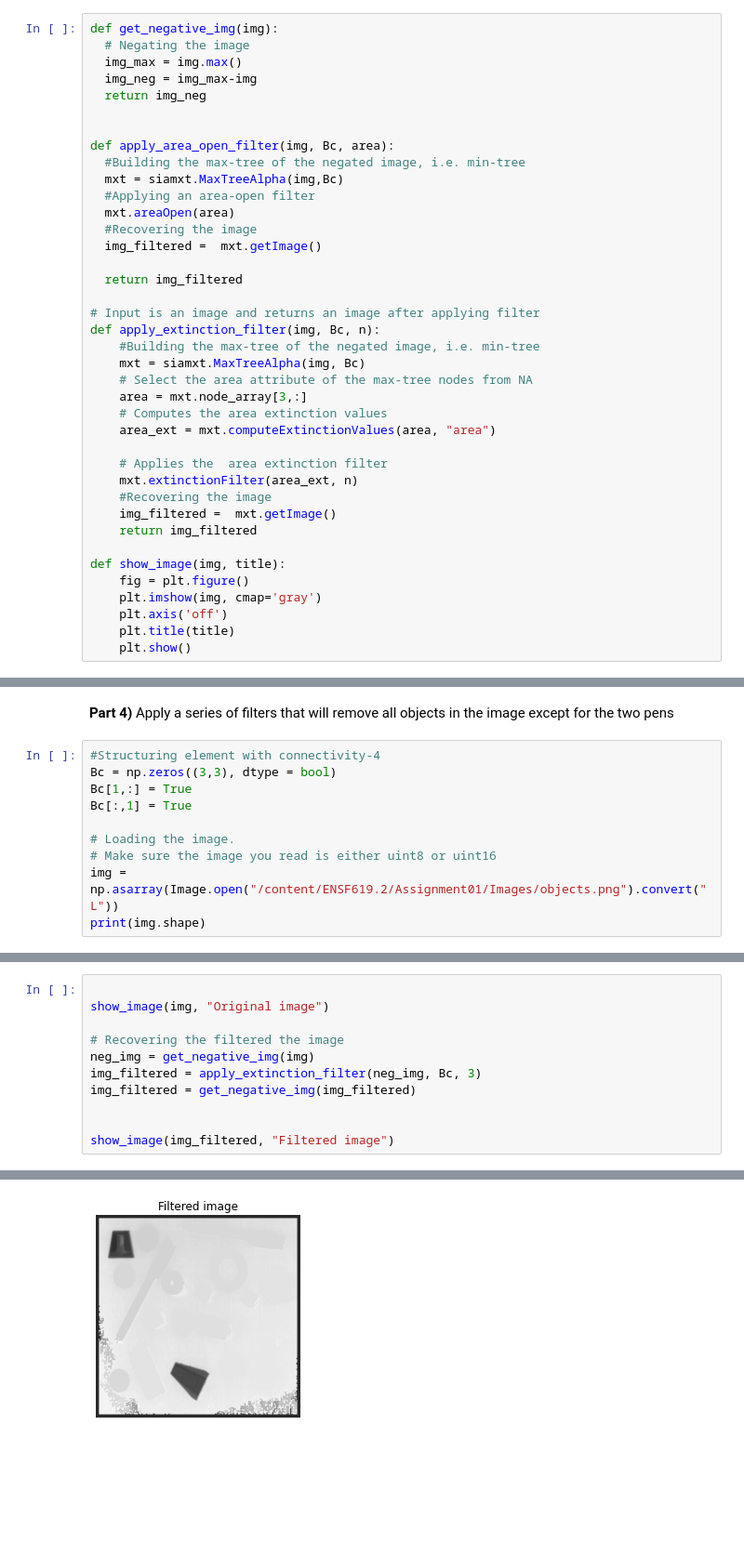
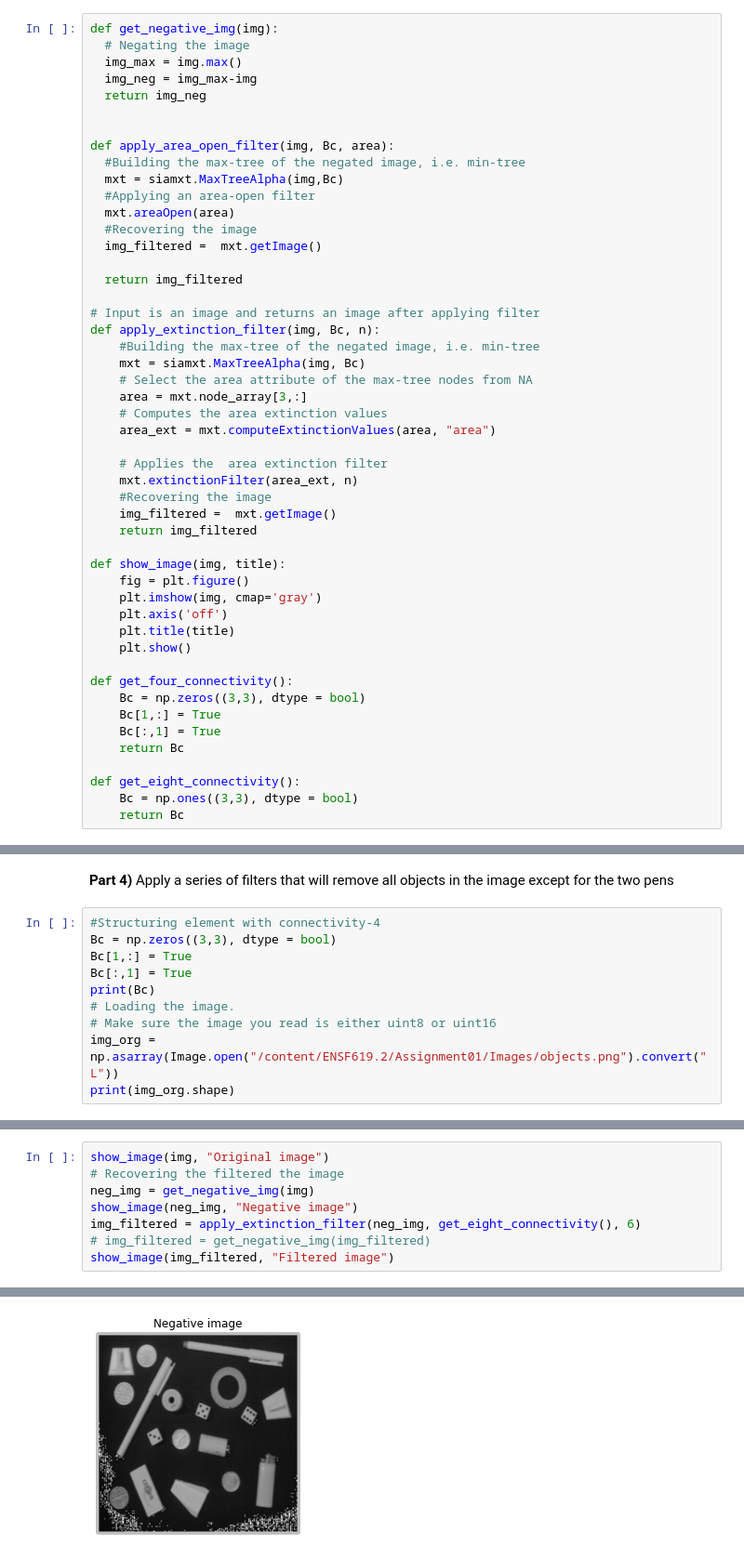
Before and after one commit to al-alamin/ENSF619.2_ImageAnalysis, a Jupyter notebook: Assignment_1/619_assignment_01_shared.ipynb, the cells around one changed output, grey strips where cells are left out. Shown at 93% size. Saved outputs shown, nothing was run; the diff lists cells and outputs as text; blank space fills up the shorter version.

Commit message:
First version of code for assignments task 2 and task 4

```diff
--- a/Assignment_1/619_assignment_01_shared.ipynb
+++ b/Assignment_1/619_assignment_01_shared.ipynb
@@ -81,6 +63,16 @@ def show_image(img, title):
     plt.axis('off')
     plt.title(title)
     plt.show()
+
+def get_four_connectivity():
+    Bc = np.zeros((3,3), dtype = bool)
+    Bc[1,:] = True
+    Bc[:,1] = True
+    return Bc
+
+def get_eight_connectivity():
+    Bc = np.ones((3,3), dtype = bool)
+    return Bc
 # %% [markdown]
 ## Assignment taks
 # %% [markdown]
@@ -266,9 +260,9 @@ two pens
 Bc = np.zeros((3,3), dtype = bool)
 Bc[1,:] = True
 Bc[:,1] = True
-
+print(Bc)
 # Loading the image.
 # Make sure the image you read is either uint8 or uint16
-img = np.asarray(Image.open("/content/ENSF619.2/Assignment01/Images/objects.png").convert("L"))
-print(img.shape)
+img_org = np.asarray(Image.open("/content/ENSF619.2/Assignment01/Images/objects.png").convert("L"))
+print(img_org.shape)
 # %% [output]
@@ -278,14 +277,11 @@ print(img.shape)
 # %%
-
 show_image(img, "Original image")
-
 # Recovering the filtered the image
 neg_img = get_negative_img(img)
-img_filtered = apply_extinction_filter(neg_img, Bc, 3)
-img_filtered = get_negative_img(img_filtered)
-
-
+show_image(neg_img, "Negative image")
+img_filtered = apply_extinction_filter(neg_img, get_eight_connectivity(), 6)
+# img_filtered = get_negative_img(img_filtered)
 show_image(img_filtered, "Filtered image")
 # %% [output]
 [figure]
-[figure, old version]
+[figure, new version]
```
Also changed, not shown: parts of 17 cells of this notebook.
